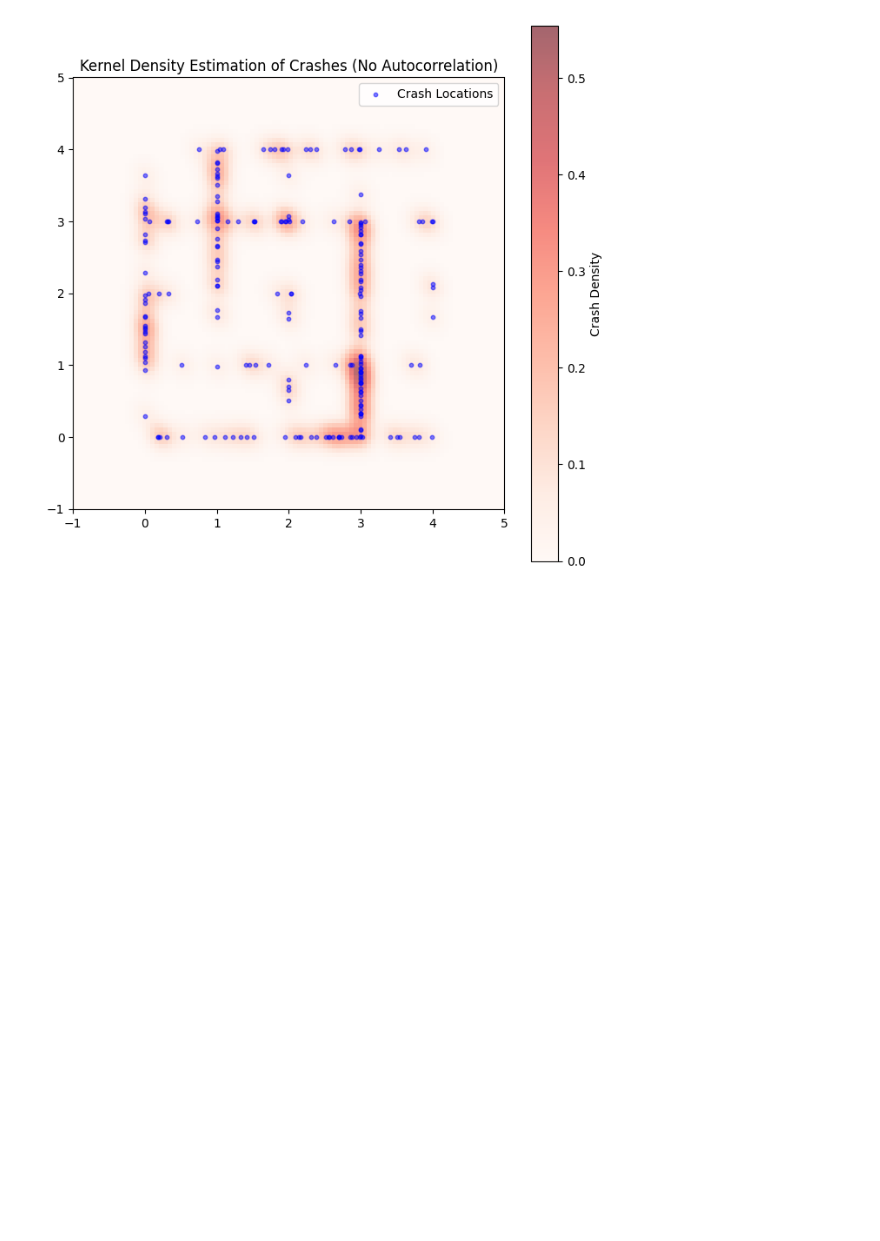
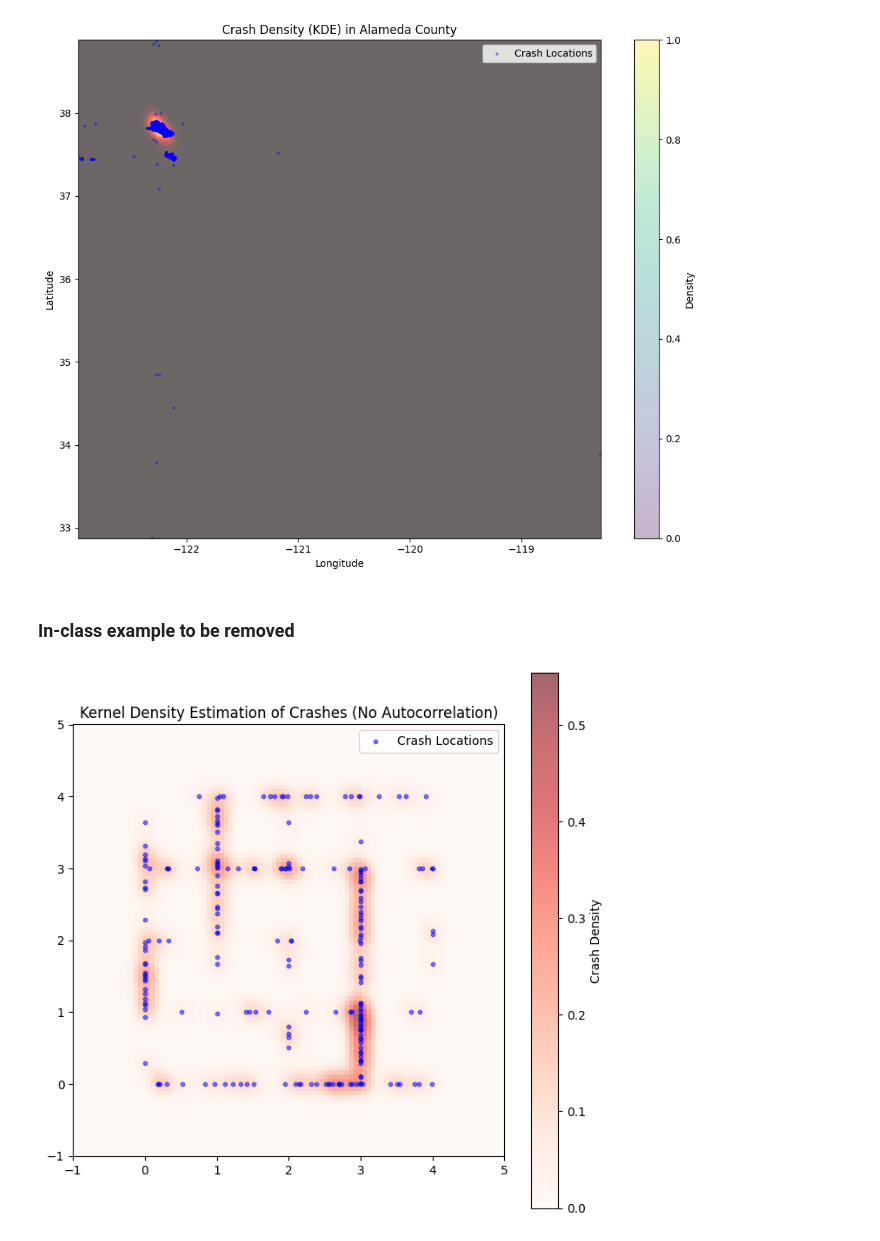
Before and after one commit to achsit/CE265_Assignments, a Jupyter notebook: Assignment_4/Clustering_edit.ipynb, the cells around one changed output. Drawn from its saved outputs; the diff is of its cells as text; code cells hidden in the pictures; blank space fills up the shorter version.

```diff
--- a/Assignment_4/Clustering_edit.ipynb
+++ b/Assignment_4/Clustering_edit.ipynb
@@ -112,3 +126,38 @@ display(crash_data)
+# %%
+# Kernel Density Estimation (KDE) for crash concentrations
+from scipy.stats import gaussian_kde
+
+# Prepare data
+x = df_valid['LONGITUDE'].values
+y = df_valid['LATITUDE'].values
+
+# Perform KDE
+xy = np.vstack([x, y])
+kde = gaussian_kde(xy, bw_method=0.5)
+
+# Create grid for evaluation
+x_min, x_max = x.min() - 0.01, x.max() + 0.01
+y_min, y_max = y.min() - 0.01, y.max() + 0.01
+x_grid, y_grid = np.meshgrid(np.linspace(x_min, x_max, 300), np.linspace(y_min, y_max, 300))
+positions = np.vstack([x_grid.ravel(), y_grid.ravel()])
+density = kde(positions).reshape(x_grid.shape)
+
+# Plot KDE heatmap
+plt.figure(figsize=(10, 8))
+plt.imshow(density, origin='lower', aspect='auto',
+           extent=[x_min, x_max, y_min, y_max], cmap='hot', alpha=0.6)
+plt.scatter(x, y, c='blue', s=5, alpha=0.3, label='Crash Locations')
+plt.title('Crash Density (KDE) in Alameda County')
+plt.xlabel('Longitude')
+plt.ylabel('Latitude')
+plt.colorbar(label='Density')
+plt.legend()
+plt.tight_layout()
+plt.show()
+# %% [output]
+[figure, added]
+# %% [markdown]
+### In-class example to be removed
 # %%
 import numpy as np
 import pandas as pd
```
Also changed, not shown: parts of 7 cells of this notebook, 1 other file.
